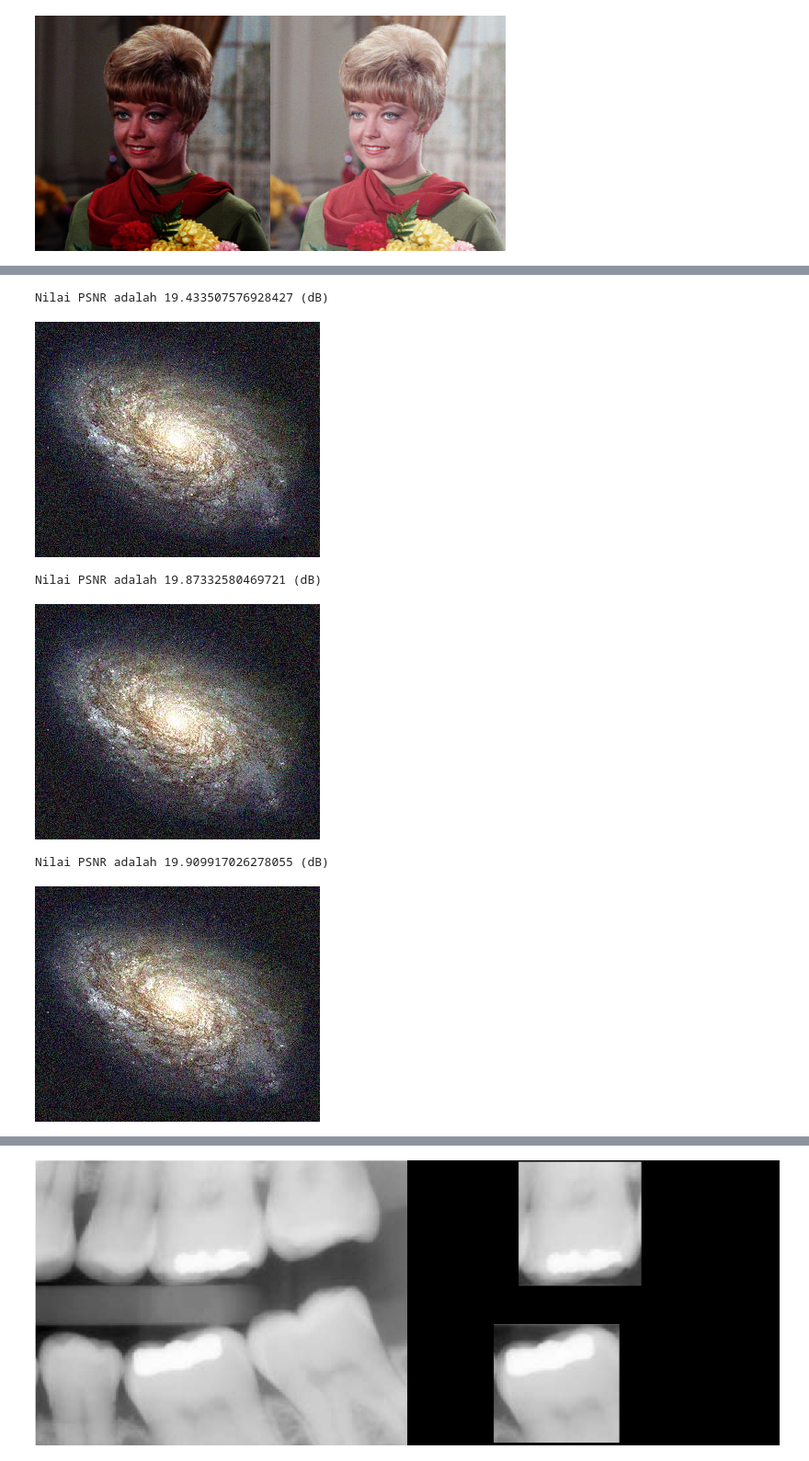
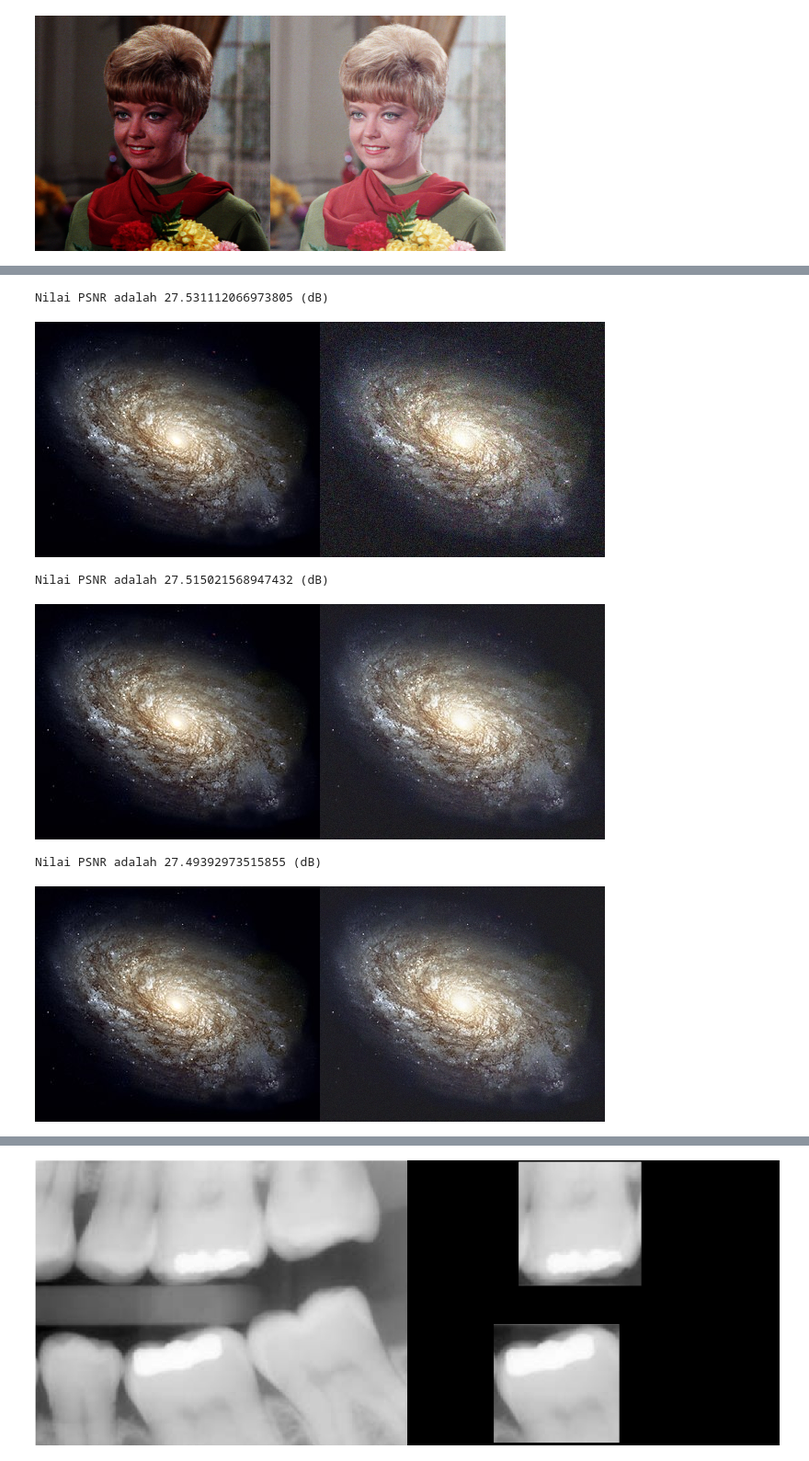
Before and after one commit to yocki24/PCVK_Genap_2021, a Jupyter notebook: Week5.ipynb, the cells around one changed output, grey strips where cells are left out. Shown at 92% size. Cells and saved outputs as stored; diff of their text form; code cells hidden in the pictures.

```diff
--- a/Week5.ipynb
+++ b/Week5.ipynb
@@ -49,68 +74,86 @@ Masukkan nilai Gamma: 3
 # %%
 # nomor 3.1 (citra: 5)
 import glob
 from math import log10, sqrt
+
+original = cv.imread('/content/drive/MyDrive/pcvk/img/galaxy.jpg')
+cv_img = []
+for img in glob.glob('/content/drive/MyDrive/pcvk/img/noises/*.jpg'):
+    n = cv.imread(img)
+    cv_img.append(n)
+
+dst = cv_img[0]
+noise_number = 4 # nomor (array) gambar pada folder noises
+for i in range(noise_number):
+    if i == 0:
+        pass
+    else:
+        alpha = 1.0 / (i + 1)
+        beta = 1.0 - alpha
+        dst = cv.addWeighted(cv_img[i], alpha, dst, beta, 0.0)
 
 def PSNR(original, compressed):
     mse = np.mean((original - compressed) ** 2)
     if(mse == 0):  # MSE is zero means no noise is present in the signal.
                   # Therefore PSNR have no importance.
         return 100
     max_pixel = 255.0
     psnr = 20 * log10(max_pixel / sqrt(mse))
     return psnr
 
-original = cv.imread('/content/drive/MyDrive/pcvk/img/galaxy.jpg')
-cv_img = []
-for img in glob.glob('/content/drive/MyDrive/pcvk/img/noises/*.jpg'):
-    n = cv.imread(img)
-    cv_img.append(n)
-
-denoised_image = np.zeros(cv_img[0].shape)
-noise_number = 4 # nomor (array) gambar pada folder noises
-for i in range(noise_number):
-  denoised_image = denoised_image + cv_img[i]
-denoised_image = np.uint16(denoised_image / noise_number)
-
-psnr = PSNR(original, denoised_image)
+compressed = dst
+psnr = PSNR(original, compressed)
 
 print('Nilai PSNR adalah',psnr,'(dB)')
-cv2_imshow(cv_img[i])
+galaxy_frame = cv.hconcat((original, dst))
+cv2_imshow(galaxy_frame)
 # %% [output]
-Nilai PSNR adalah 19.433507576928427 (dB)
+Nilai PSNR adalah 27.531112066973805 (dB)
-[figure, old version]
+[figure, new version]
 # %%
 # nomor 3.2 (citra: 30)
 
-denoised_image = np.zeros(cv_img[0].shape)
+dst = cv_img[0]
 noise_number = 29 # nomor (array) gambar pada folder noises
 for i in range(noise_number):
-  denoised_image = denoised_image + cv_img[i]
-denoised_image = np.uint16(denoised_image / noise_number)
+    if i == 0:
+        pass
+    else:
+        alpha = 1.0 / (i + 1)
+        beta = 1.0 - alpha
+        dst = cv.addWeighted(cv_img[i], alpha, dst, beta, 0.0)
 
-psnr = PSNR(original, denoised_image)
+compressed = dst
+psnr = PSNR(original, compressed)
 
 print('Nilai PSNR adalah',psnr,'(dB)')
-cv2_imshow(cv_img[i])
+galaxy_frame = cv.hconcat((original, dst))
+cv2_imshow(galaxy_frame)
 # %% [output]
-Nilai PSNR adalah 19.87332580469721 (dB)
+Nilai PSNR adalah 27.515021568947432 (dB)
-[figure, old version]
+[figure, new version]
 # %%
 # nomor 3.3 (citra: 60)
 
-denoised_image = np.zeros(cv_img[0].shape)
+dst = cv_img[0]
 noise_number = 59 # nomor (array) gambar pada folder noises
 for i in range(noise_number):
-  denoised_image = denoised_image + cv_img[i]
-denoised_image = np.uint16(denoised_image / noise_number)
+    if i == 0:
+        pass
+    else:
+        alpha = 1.0 / (i + 1)
+        beta = 1.0 - alpha
+        dst = cv.addWeighted(cv_img[i], alpha, dst, beta, 0.0)
 
-psnr = PSNR(original, denoised_image)
+compressed = dst
+psnr = PSNR(original, compressed)
 
 print('Nilai PSNR adalah',psnr,'(dB)')
-cv2_imshow(cv_img[i])
+galaxy_frame = cv.hconcat((original, dst))
+cv2_imshow(galaxy_frame)
 # %% [output]
-Nilai PSNR adalah 19.909917026278055 (dB)
+Nilai PSNR adalah 27.49392973515855 (dB)
-[figure, old version]
+[figure, new version]
 # %%
 # nomor 3.4 (citra: 80)
 
```
Also changed, not shown: parts of 5 cells of this notebook.
